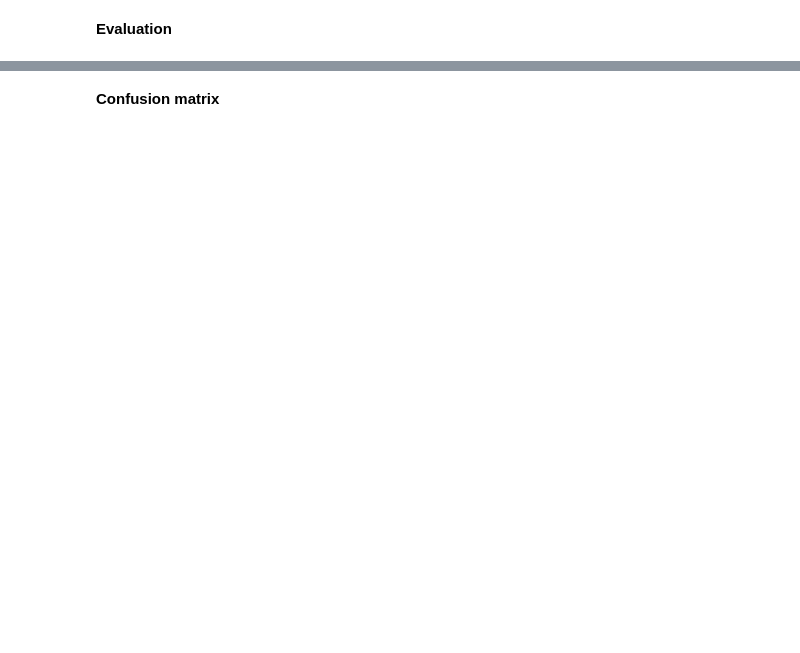
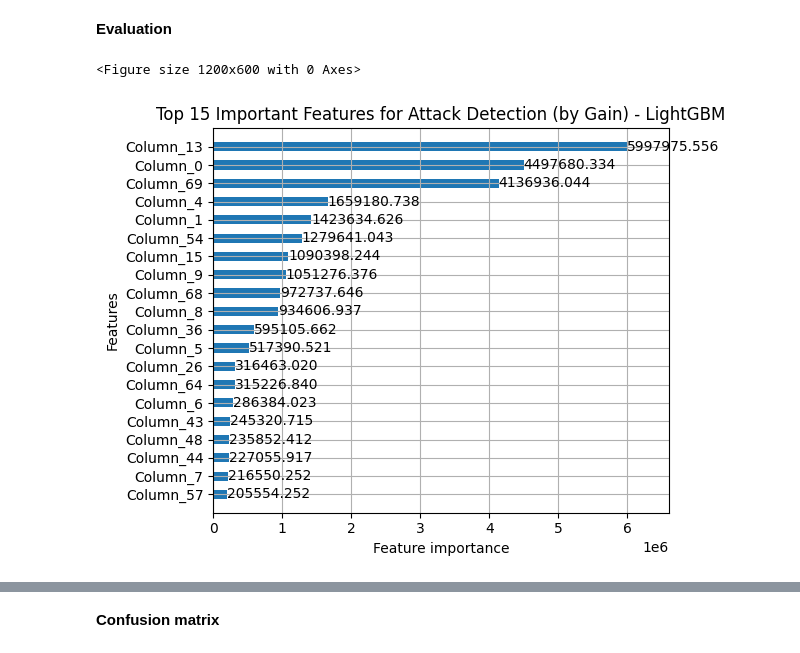
Before and after one commit to ARAVINTH342006/ImageGallery, a Jupyter notebook: WebAttackDetecter.ipynb, the cells around one changed output, grey strips where cells are left out. Drawn from its saved outputs; the diff is of its cells as text; code cells hidden in the pictures; blank space fills up the shorter version.

```diff
--- a/WebAttackDetecter.ipynb
+++ b/WebAttackDetecter.ipynb
@@ -75,11 +90,11 @@ xgb.fit(X_train, y_train)
 # %%
 from lightgbm import LGBMClassifier
 
-lgbm_model = LGBMClassifier( n_estimators=1000,
+lgbm_model = LGBMClassifier( n_estimators=650,
     learning_rate=0.05,
-    max_depth=8,
+    max_depth=9,
     num_leaves=31,
-    min_child_samples=20,
+    min_child_samples=25,
     subsample=0.8,
     colsample_bytree=0.8,
     class_weight='balanced',
@@ -141,8 +139,17 @@ plt.show()
 # %% [markdown]
 **Evaluation**
 # %%
+import lightgbm as lgb
+import matplotlib.pyplot as plt
+
 plt.figure(figsize=(12, 6))
-plot_importance(lgbm_model.columns, max_num_features=15, height=0.5, importance_type='gain')
-plt.title("Top 15 Important Features for Attack Detection (by Gain) LightGBM")
+lgb.plot_importance(lgbm_model,
+                    max_num_features=20,
+                    height=0.5,
+                    importance_type='gain')
+plt.title("Top 15 Important Features for Attack Detection (by Gain) - LightGBM")
 plt.tight_layout()
 plt.show()
+# %% [output]
+<Figure size 1200x600 with 0 Axes>
+[figure, added]
```
Also changed, not shown: parts of 30 cells of this notebook.
